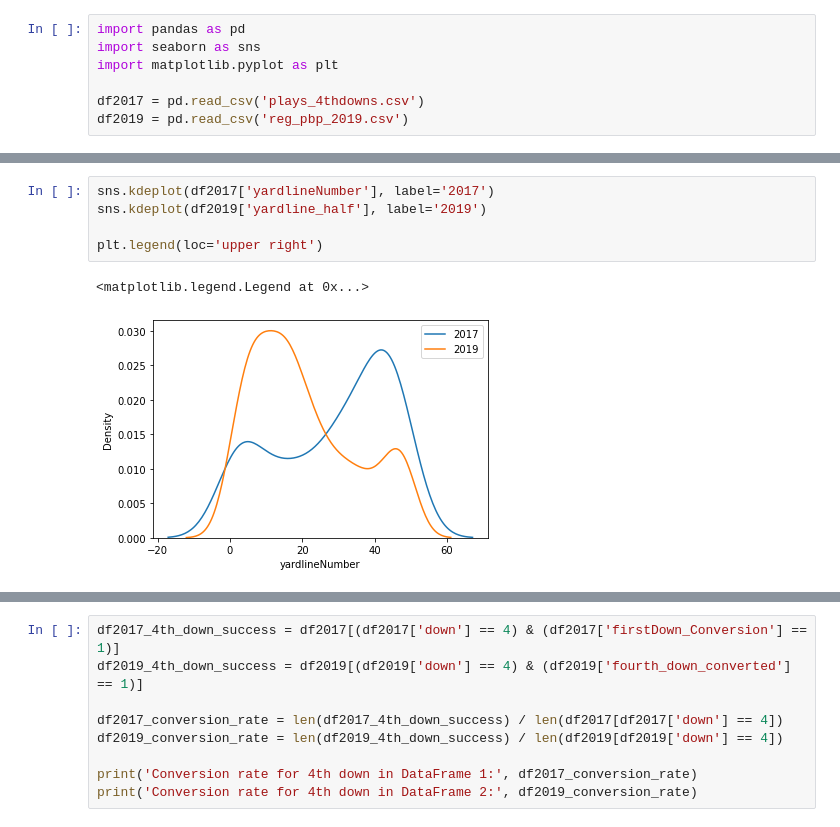
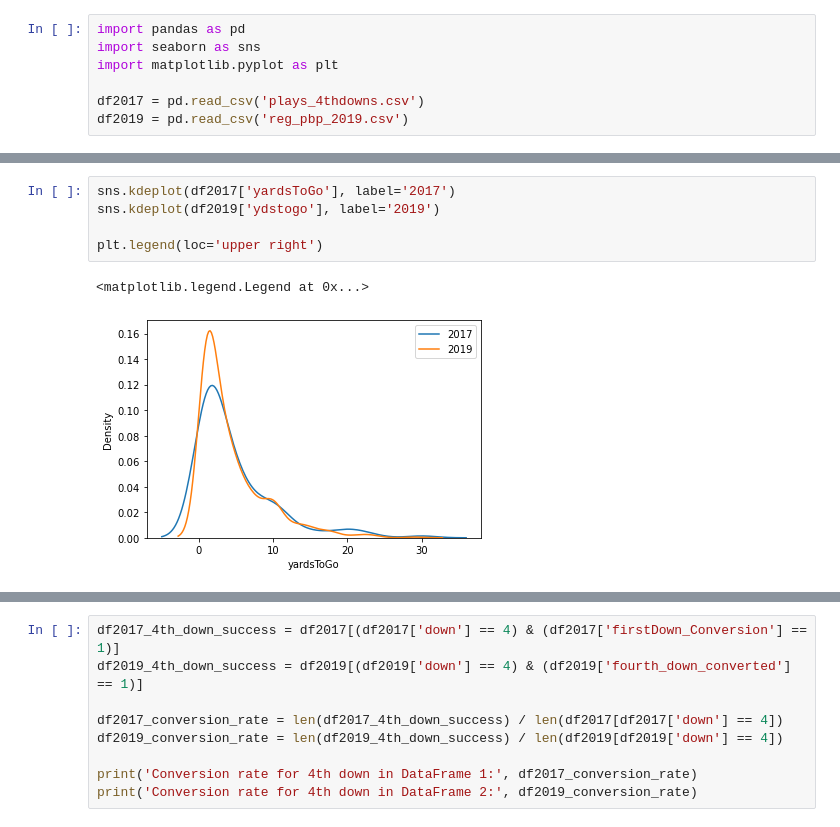
Before and after one commit to butzujac/CMSE-202-Project-NFL4thDowns, a Jupyter notebook: How has 4th changed.ipynb, the cells around one changed output, grey strips where cells are left out. Cells and saved outputs as stored; diff of their text form.

```diff
--- a/How has 4th changed.ipynb
+++ b/How has 4th changed.ipynb
@@ -16,8 +38,8 @@ plt.legend(loc='upper right')
 # %%
-sns.kdeplot(df2017['yardlineNumber'], label='2017')
-sns.kdeplot(df2019['yardline_half'], label='2019')
+sns.kdeplot(df2017['yardsToGo'], label='2017')
+sns.kdeplot(df2019['ydstogo'], label='2019')
 
 plt.legend(loc='upper right')
 # %% [output]
 <matplotlib.legend.Legend at 0x...>
-[figure, old version]
+[figure, new version]
```
Also changed, not shown: parts of 7 cells of this notebook, 4 other files.
